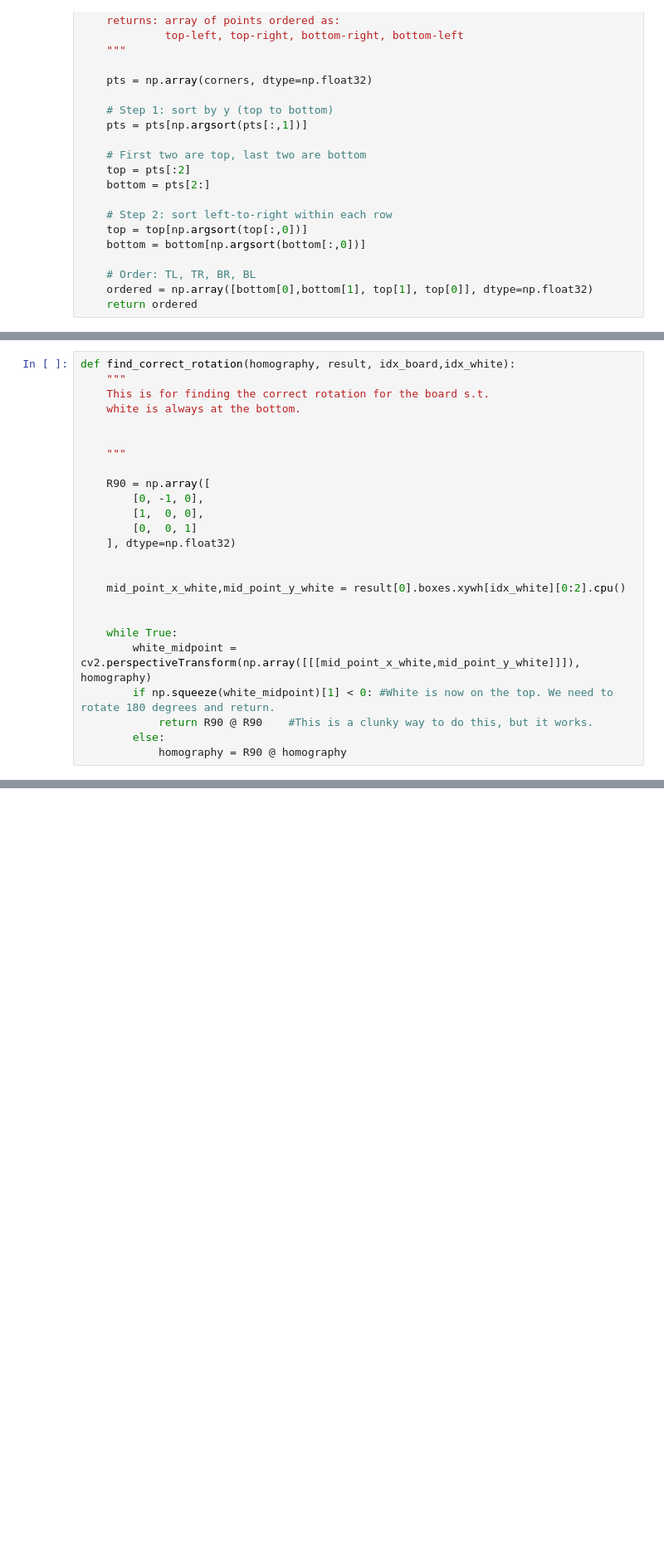
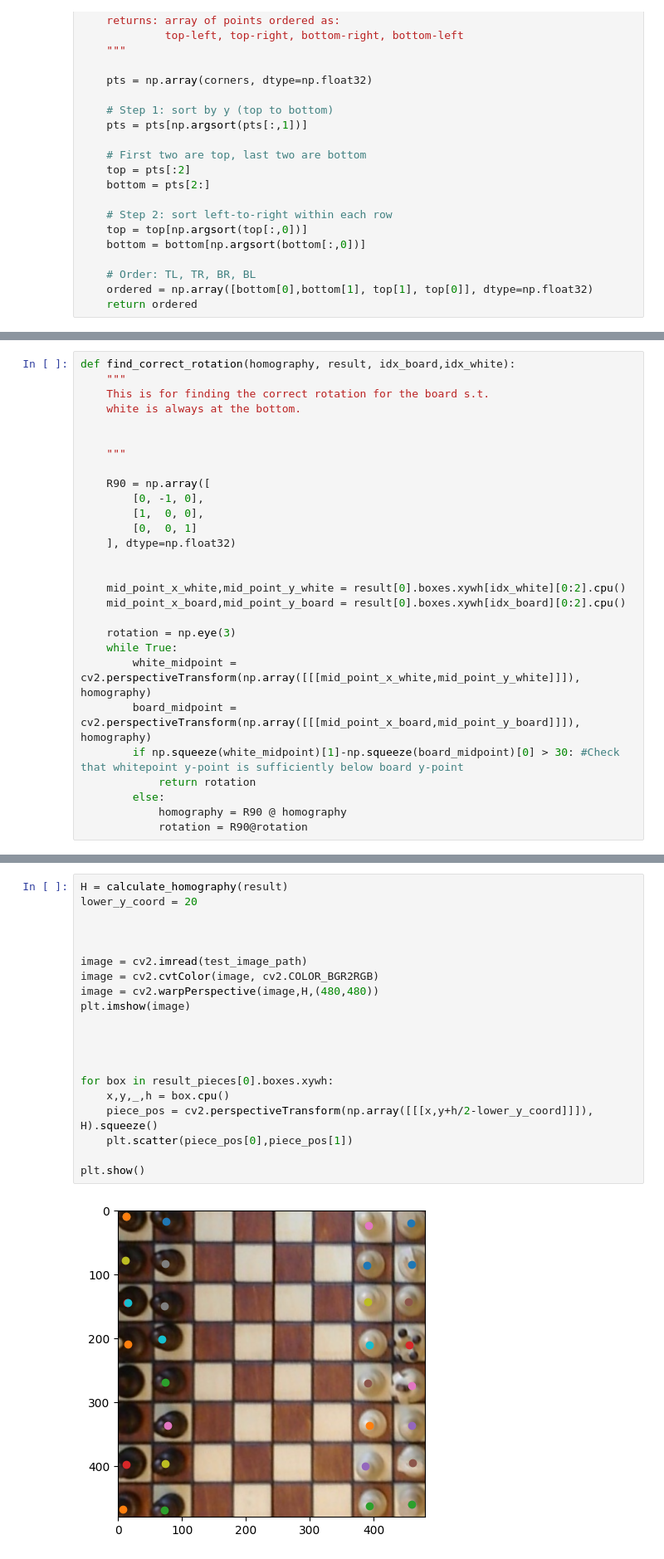
Before and after one commit to petteri9292/Chess, a Jupyter notebook: code/Board_position.ipynb, the cells around one changed output, grey strips where cells are left out. Shown at 83% size. Drawn from its saved outputs; the diff is of its cells as text; blank space fills up the shorter version.

```diff
--- a/code/Board_position.ipynb
+++ b/code/Board_position.ipynb
@@ -153,14 +132,17 @@ def find_correct_rotation(homography, result, idx_board,idx_white):
 
 
     mid_point_x_white,mid_point_y_white = result[0].boxes.xywh[idx_white][0:2].cpu()
+    mid_point_x_board,mid_point_y_board = result[0].boxes.xywh[idx_board][0:2].cpu()
 
-
+    rotation = np.eye(3)
     while True:
         white_midpoint = cv2.perspectiveTransform(np.array([[[mid_point_x_white,mid_point_y_white]]]), homography)
-        if np.squeeze(white_midpoint)[1] < 0: #White is now on the top. We need to rotate 180 degrees and return.
-            return R90 @ R90    #This is a clunky way to do this, but it works.
+        board_midpoint = cv2.perspectiveTransform(np.array([[[mid_point_x_board,mid_point_y_board]]]), homography)
+        if np.squeeze(white_midpoint)[1]-np.squeeze(board_midpoint)[0] > 30: #Check that whitepoint y-point is sufficiently below board y-point
+            return rotation
         else:
             homography = R90 @ homography
+            rotation = R90@rotation
 # %%
 def calculate_homography(result):
     """
@@ -280,0 +289,22 @@ plt.show()
+# %%
+H = calculate_homography(result)
+lower_y_coord = 20
+
+
+
+image = cv2.imread(test_image_path)
+image = cv2.cvtColor(image, cv2.COLOR_BGR2RGB)
+image = cv2.warpPerspective(image,H,(480,480))
+plt.imshow(image)
+
+
+
+
+for box in result_pieces[0].boxes.xywh:
+    x,y,_,h = box.cpu()
+    piece_pos = cv2.perspectiveTransform(np.array([[[x,y+h/2-lower_y_coord]]]), H).squeeze()
+    plt.scatter(piece_pos[0],piece_pos[1])
+
+plt.show()
+# %% [output]
+[figure, added]
```
Also changed, not shown: parts of 10 cells of this notebook.
